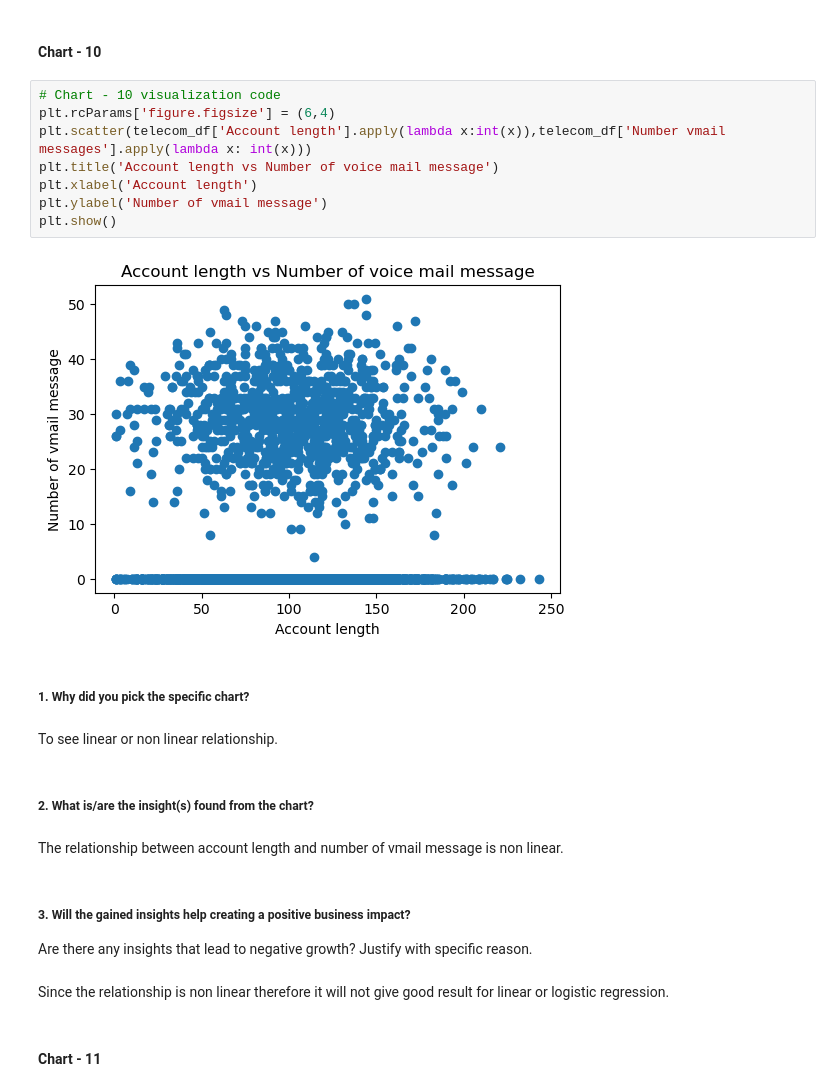
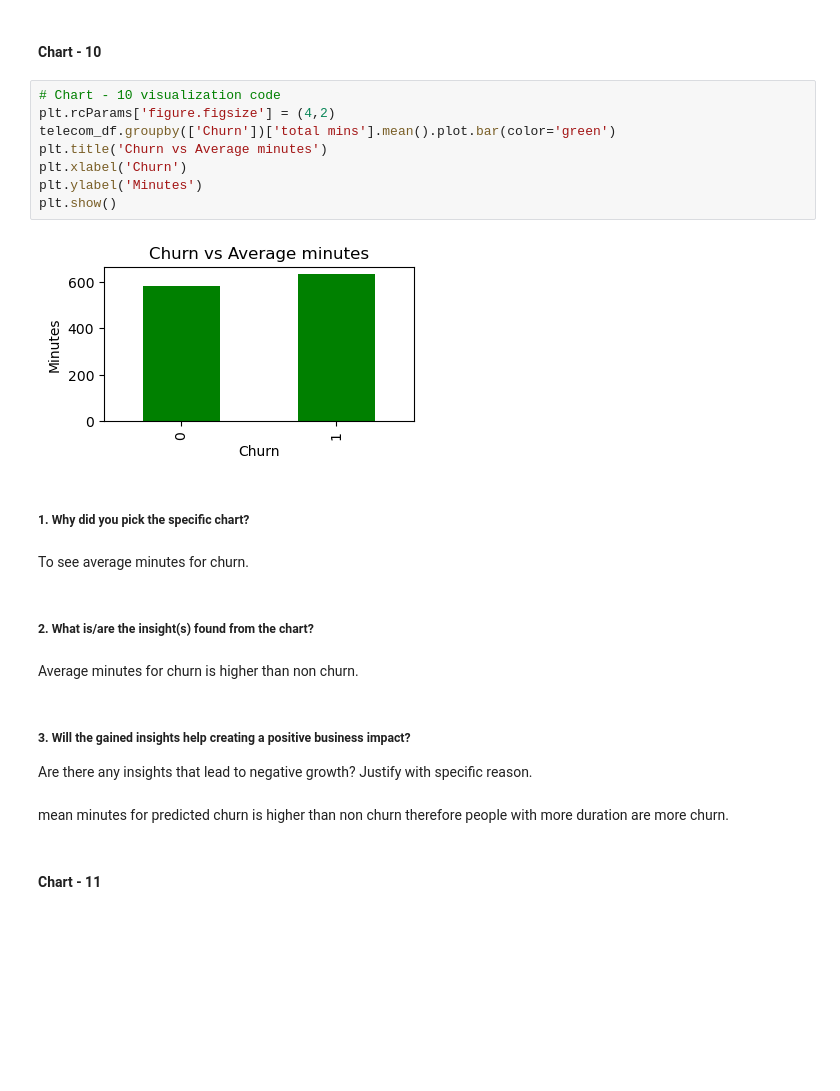
Before and after one commit to mdismailquraishicse/TelecomChurnAnalysis, a Jupyter notebook: TelecomChurnAnalysis.ipynb, the cells around one changed output. Saved outputs shown, nothing was run; the diff lists cells and outputs as text; blank space fills up the shorter version.

Commit message:
some charts modified

```diff
--- a/TelecomChurnAnalysis.ipynb
+++ b/TelecomChurnAnalysis.ipynb
@@ -520,27 +520,27 @@ Answer Here
 #### Chart - 10
 # %%
 # Chart - 10 visualization code
-plt.rcParams['figure.figsize'] = (6,4)
-plt.scatter(telecom_df['Account length'].apply(lambda x:int(x)),telecom_df['Number vmail messages'].apply(lambda x: int(x)))
-plt.title('Account length vs Number of voice mail message')
-plt.xlabel('Account length')
-plt.ylabel('Number of vmail message')
+plt.rcParams['figure.figsize'] = (4,2)
+telecom_df.groupby(['Churn'])['total mins'].mean().plot.bar(color='green')
+plt.title('Churn vs Average minutes')
+plt.xlabel('Churn')
+plt.ylabel('Minutes')
 plt.show()
 # %% [output]
-[figure, old version]
+[figure, new version]
 # %% [markdown]
 ##### 1. Why did you pick the specific chart?
-# %% [markdown]
-To see linear or non linear relationship.
+# %% [markdown]
+To see average minutes for churn.
 # %% [markdown]
 ##### 2. What is/are the insight(s) found from the chart?
-# %% [markdown]
-The relationship between account length and number of vmail message is non linear.
+# %% [markdown]
+Average minutes for churn is higher than non churn.
 # %% [markdown]
 ##### 3. Will the gained insights help creating a positive business impact?
 Are there any insights that lead to negative growth? Justify with specific reason.
-# %% [markdown]
-Since the relationship is non linear therefore it will not give good result for linear or logistic regression.
+# %% [markdown]
+mean minutes for predicted churn is higher than non churn therefore people with more duration are more churn.
 # %% [markdown]
 #### Chart - 11
 # %%
```
Also changed, not shown: parts of 26 cells of this notebook.
